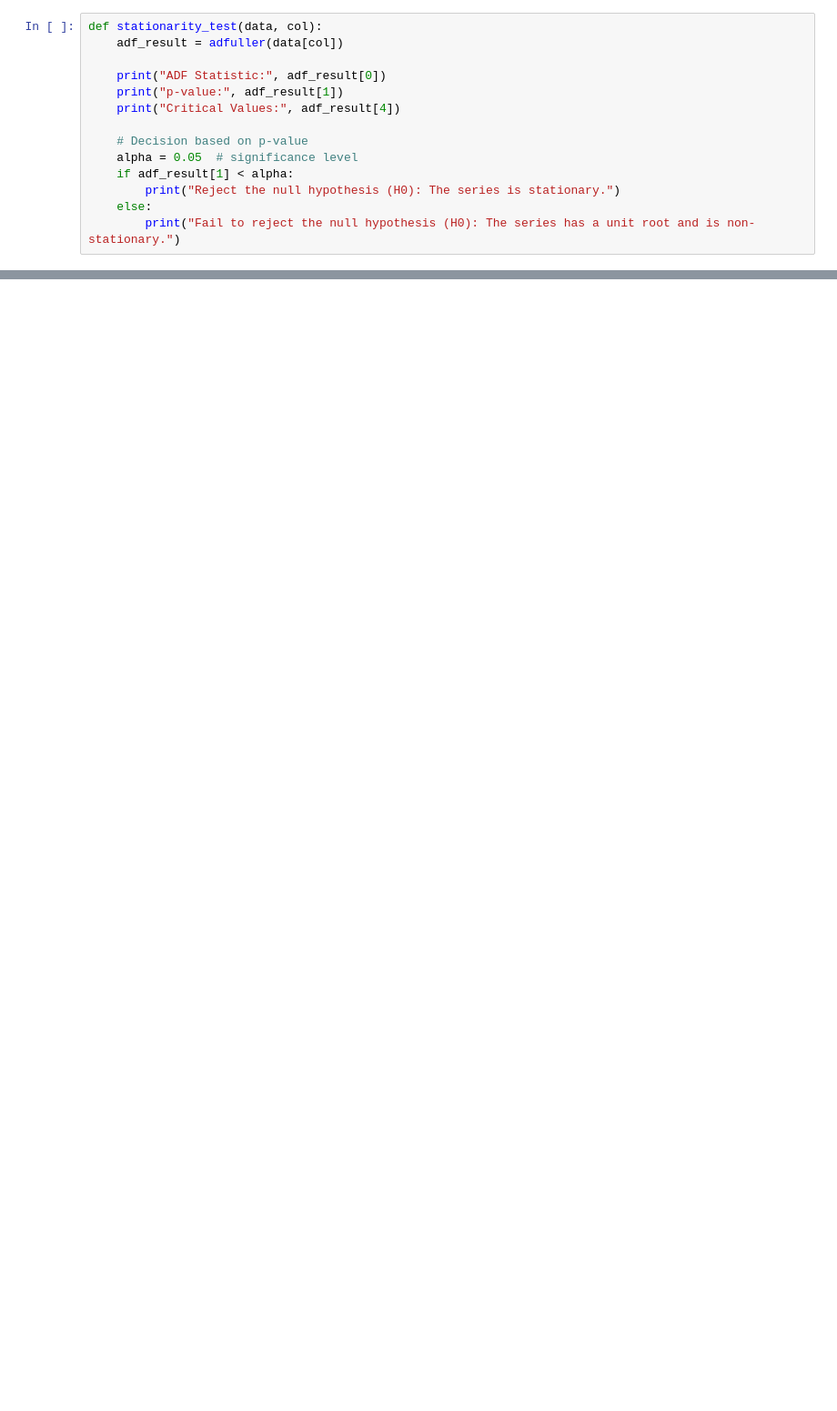
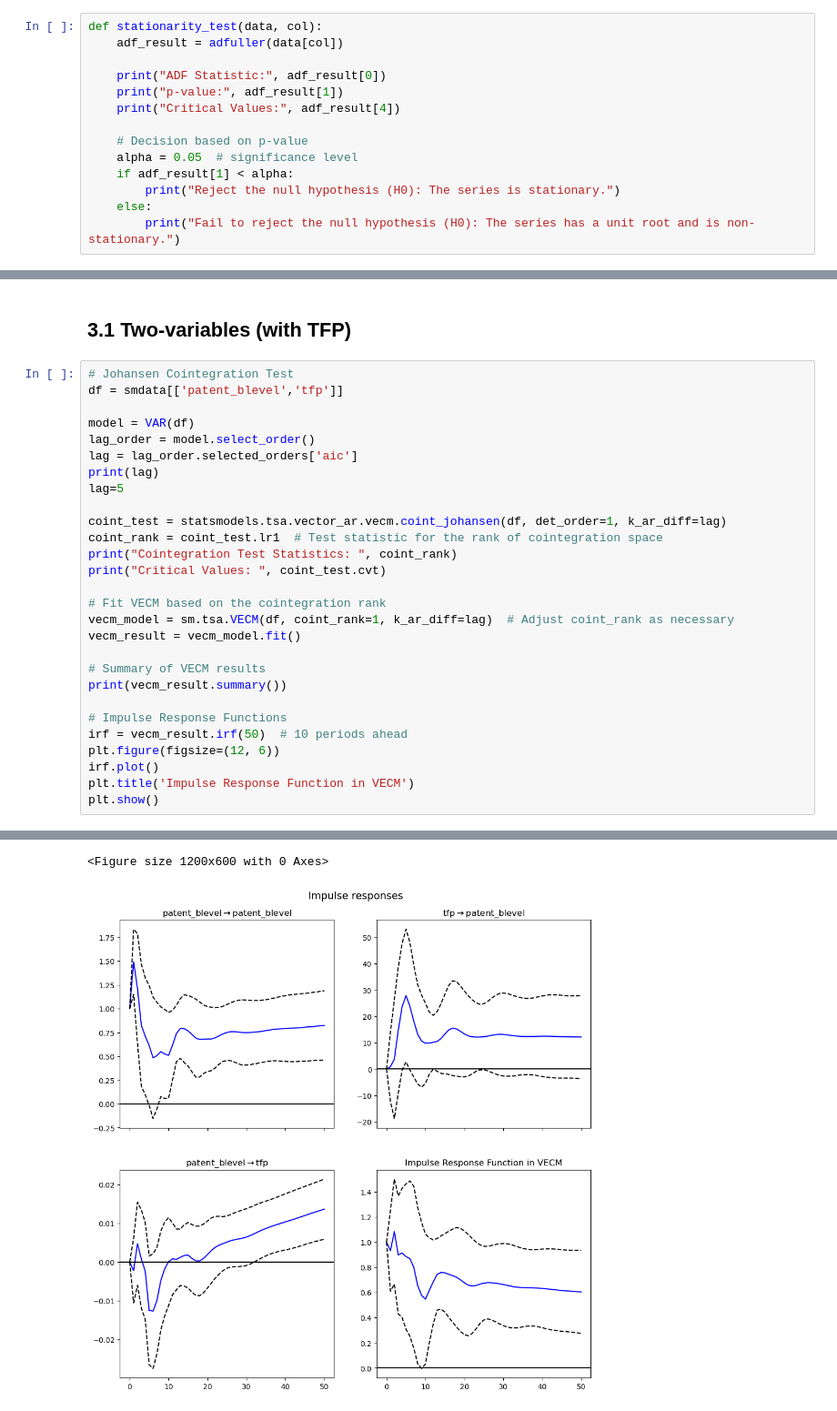
Before and after one commit to yueyun-zhang/InnovationEconomics-Exploration, a Jupyter notebook: Basic Research/Basic Research - VAR.ipynb, the cells around one changed output, grey strips where cells are left out. Shown at 91% size. Cells and saved outputs as stored; diff of their text form; blank space fills up the shorter version.

```diff
--- a/Basic Research/Basic Research - VAR.ipynb
+++ b/Basic Research/Basic Research - VAR.ipynb
@@ -545,0 +260,31 @@ print(fevd.summary())
+# %% [markdown]
+## 3.1 Two-variables (with TFP)
+# %%
+# Johansen Cointegration Test
+df = smdata[['patent_blevel','tfp']]
+
+model = VAR(df)
+lag_order = model.select_order()
+lag = lag_order.selected_orders['aic']
+print(lag)
+lag=5
+
+coint_test = statsmodels.tsa.vector_ar.vecm.coint_johansen(df, det_order=1, k_ar_diff=lag)
+coint_rank = coint_test.lr1  # Test statistic for the rank of cointegration space
+print("Cointegration Test Statistics: ", coint_rank)
+print("Critical Values: ", coint_test.cvt)
+
+# Fit VECM based on the cointegration rank
+vecm_model = sm.tsa.VECM(df, coint_rank=1, k_ar_diff=lag)  # Adjust coint_rank as necessary
+vecm_result = vecm_model.fit()
+
+# Summary of VECM results
+print(vecm_result.summary())
+
+# Impulse Response Functions
+irf = vecm_result.irf(50)  # 10 periods ahead
+plt.figure(figsize=(12, 6))
+irf.plot()
+plt.title('Impulse Response Function in VECM')
+plt.show()
+# %% [output]
@@ -545,0 +308,2 @@ print(fevd.summary())
+<Figure size 1200x600 with 0 Axes>
+[figure, new version]
```
Also changed, not shown: parts of 46 cells of this notebook, 1 other file.
